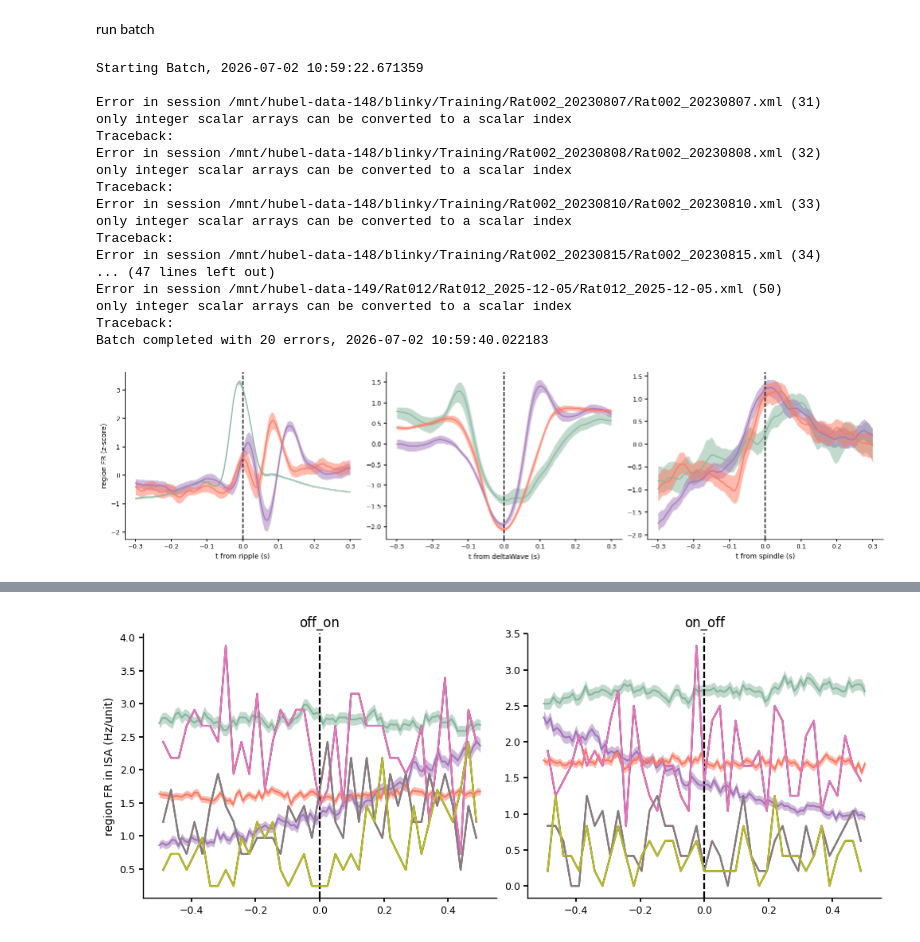
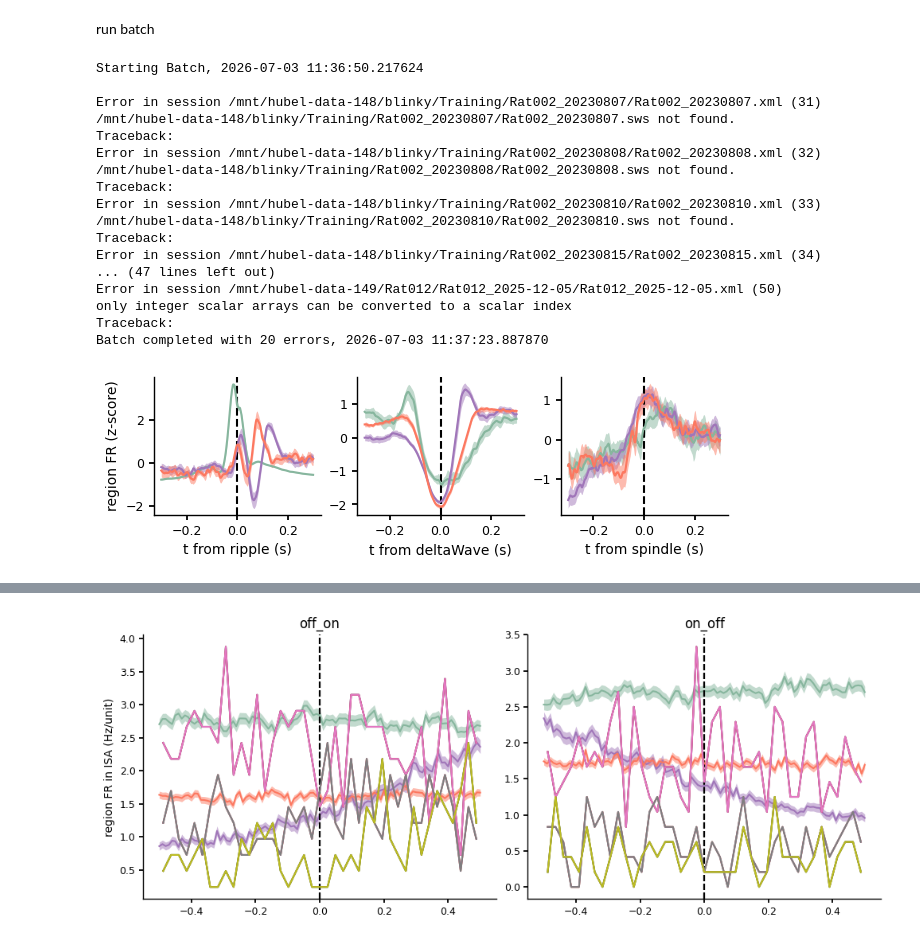
Before and after one commit to pietro-bozzo/NRCode, a Jupyter notebook: Python/Drafts/regionPETH.ipynb, the cells around one changed output, grey strips where cells are left out. Saved outputs shown, nothing was run; the diff lists cells and outputs as text; code cells hidden in the pictures.

```diff
--- a/Python/Drafts/regionPETH.ipynb
+++ b/Python/Drafts/regionPETH.ipynb
@@ -16,17 +19,21 @@ do_save = False
 def _regionPETH(session,regs=None,when=None,bin=0.025,lim_oscill=None,n_bins=None,lim_isa=None):
 
     # load data
-    R = fma.regions.regions(session,events='InfraSlowRhythm/infraslowaval',phases=when)
+    R = fma.regions.regions(session,states='sws',events='InfraSlowRhythm/infraslowaval',phases=when)
     regs = R.ids if regs is None else np.asarray(regs)[np.isin(regs,R.ids)]
     isa = R.eventIntervals('slownr')
     events, is_coupled, is_isa = isru.loadHpcPfcEvents(session,coupl=True,delta='ripples',isa=isa)
+    epochs = [e for e in list(R.phases) if 'sleep' in e]
+    epochs = xr.DataArray(np.concatenate([R.eventIntervals(e,epsilon=5) for e in epochs]), dims=['epoch','t'], coords={'epoch': epochs})
+    events, epoch_idx = isru.epochIndex(events,epochs,duration=1200,nrem=R.eventIntervals('sws'))
     #off_on, on_off = isru.ISTransitions(isa,R.eventIntervals('slowavalnr'),[0.5,0.5])
 
     fr = R.firingRate(regs=regs,window=bin,step=1,norm=True)
     peth = {}
     for name in events:
         p, t, _ = fma.analysis.PETH(fr,events[name],limits=lim_oscill,n_bins=n_bins) # (events, time, regions)
-        peth[name] = xr.DataArray(p,dims=['event','t','reg'],coords={'isa': ('event', is_isa[name]),'coupl': ('event', is_coupled[name]),'t': t, 'reg': regs, 'rat': int(R.rat)})
+        peth[name] = xr.DataArray(p,dims=['event','t','reg'],
+            coords={'isa': ('event', is_isa[name]), 'coupl': ('event', is_coupled[name]), 'epoch': ('event', epoch_idx[name]), 't': t, 'reg': regs, 'base': R.basename, 'rat': int(R.rat)})
 
     # peth_isa = {}
     # p, t, _ = fma.analysis.PETH(fr,off_on,limits=lim_isa)
@@ -48,7 +55,7 @@ def _regionPETH(session,regs=None,when=None,bin=0.025,lim_oscill=None,n_bins=Non
 # test on one session
 session = fma.data.readBatchFile(batch_file)[0][10]
 print(session)
-peth, events = _regionPETH(session,lim_oscill=[-0.3,0.3],n_bins=201)
+peth, events = _regionPETH(session,bin=0.01,lim_oscill=[-0.3,0.3],n_bins=201)
 # %% [output]
 /mnt/hubel-data-139/perceval/Rat003_20231226/Rat003_20231226.xml
 # %%
@@ -90,3 +95,15 @@ for i, (name, fr_p) in enumerate(peth.items()):
 ax[0,0].set(ylabel='region FR in ISA (Hz/unit)'); ax[1,0].set(ylabel='region FR not in ISA (Hz/unit)');
 # %% [output]
 [figure]
+# %%
+# see activity example
+k = 35
+fig, ax = fma.plotting.makeFigure(n=(1,len(peth)),size=(40,10))
+for i, n in enumerate(peth):
+    ax[i].set(xlabel=f't from {n[:-1]} (s)')
+    ax[i].axvline(0,color='k',ls='--')
+    fr_p = peth[n]
+    for j, r in enumerate(fr_p['reg'].values):
+        if r != 'th':
+            ax[i].plot(fr_p.t,fr_p.sel(reg=r,event=k),color=isru.paperColors(r))
+ax[0].set(ylabel='region FR (z-score)');
@@ -93,25 +112,25 @@ ax[0,0].set(ylabel='region FR in ISA (Hz/unit)'); ax[1,0].set(ylabel='region FR
 # %% [markdown]
 run batch
 # %%
-peth, events = fma.data.runBatch(batch_file,_regionPETH,kwargs={'lim_oscill': [-0.3,0.3],'n_bins': 301},parallel=True)
+peth, events = fma.data.runBatch(batch_file,_regionPETH,kwargs={'bin': 0.01, 'lim_oscill': [-0.3,0.3],'n_bins': 351},parallel=True)
 # %% [output]
-Starting Batch, 2026-07-02 10:59:22.671359
+Starting Batch, 2026-07-03 11:36:50.217624
 
 Error in session /mnt/hubel-data-148/blinky/Training/Rat002_20230807/Rat002_20230807.xml (31)
-only integer scalar arrays can be converted to a scalar index
+/mnt/hubel-data-148/blinky/Training/Rat002_20230807/Rat002_20230807.sws not found.
 Traceback:
 Error in session /mnt/hubel-data-148/blinky/Training/Rat002_20230808/Rat002_20230808.xml (32)
-only integer scalar arrays can be converted to a scalar index
+/mnt/hubel-data-148/blinky/Training/Rat002_20230808/Rat002_20230808.sws not found.
 Traceback:
 Error in session /mnt/hubel-data-148/blinky/Training/Rat002_20230810/Rat002_20230810.xml (33)
-only integer scalar arrays can be converted to a scalar index
+/mnt/hubel-data-148/blinky/Training/Rat002_20230810/Rat002_20230810.sws not found.
 Traceback:
 Error in session /mnt/hubel-data-148/blinky/Training/Rat002_20230815/Rat002_20230815.xml (34)
 ... (47 lines left out)
 Error in session /mnt/hubel-data-149/Rat012/Rat012_2025-12-05/Rat012_2025-12-05.xml (50)
 only integer scalar arrays can be converted to a scalar index
 Traceback:
-Batch completed with 20 errors, 2026-07-02 10:59:40.022183
+Batch completed with 20 errors, 2026-07-03 11:37:23.887870
 # %%
 peth_cat = {name: xr.concat([d[name] for d in peth if d is not None],dim='event',join='outer') for name in peth[0]} # (session, region, threshold)
 peth_avg = {name: xr.concat([d[name].mean(dim='event',skipna=True) for d in peth if d is not None],dim='rat',join='outer') for name in peth[0]} # (session, region, threshold)
@@ -119,13 +142,14 @@ peth_animal = {name: peth_cat[name].groupby('rat').mean(skipna=True) for name in
 # %%
-# see averages PETHs
-fig, ax = fma.plotting.makeFigure(n=(1,len(peth_avg)),size=(40,10))
+# see average PETHs
+fig, ax = fma.plotting.makeFigure(n=(1,len(peth_avg)),size=(16,5))
 for i, n in enumerate(peth_avg):
     ax[i].set(xlabel=f't from {n[:-1]} (s)')
     ax[i].axvline(0,color='k',ls='--')
     fr_p = peth_avg[n]
     for j, r in enumerate(fr_p['reg'].values):
         if r != 'th':
             fma.plotting.semPlot(fr_p.t,fr_p.sel(reg=r),zscore=2,color=isru.paperColors(r),ax=ax[i])
 ax[0].set(ylabel='region FR (z-score)');
+do_save and fma.plotting.saveFigure(fig,froot / 'oscill_peth',['png','svg'])
 # %% [output]
-[figure, old version]
+[figure, new version]
```
Also changed, not shown: parts of 13 cells of this notebook, 4 other files.
